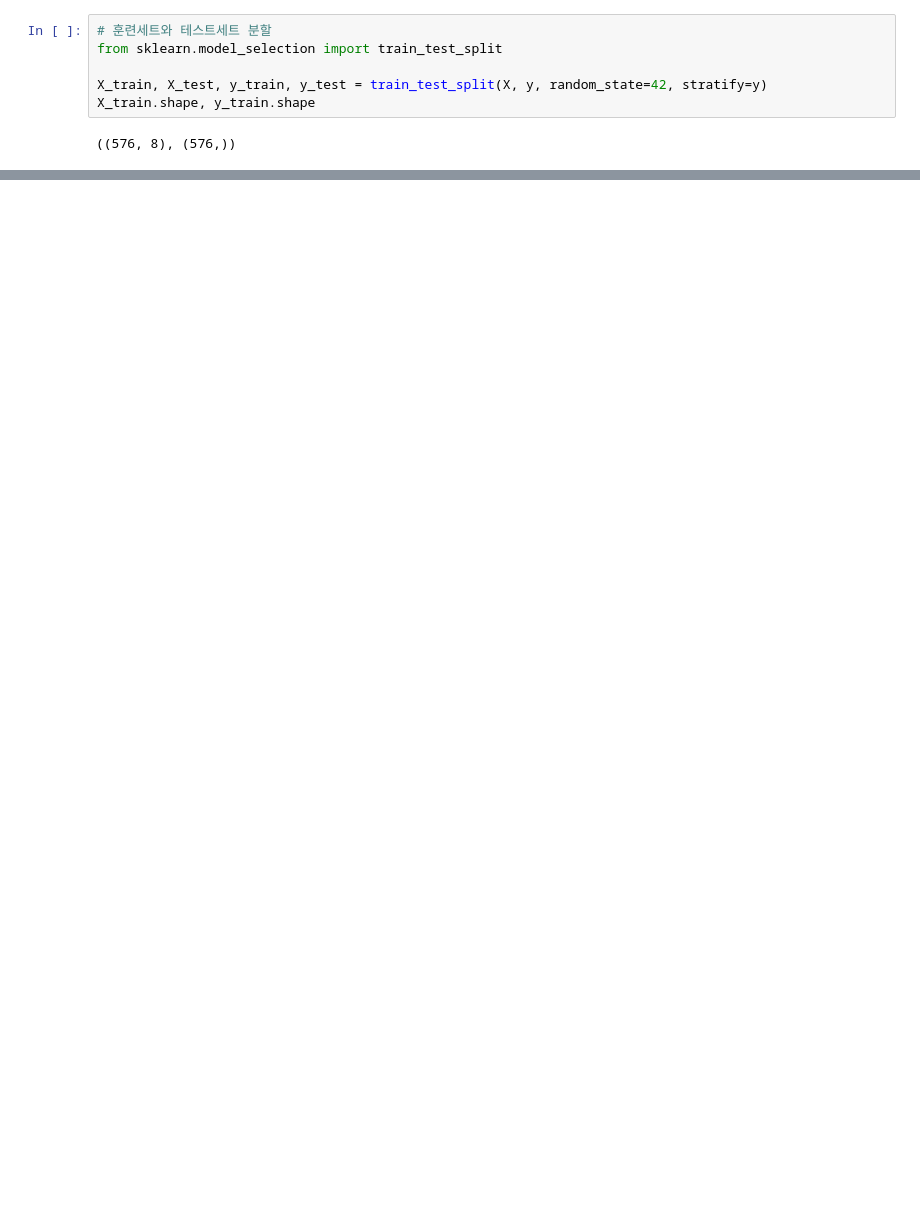
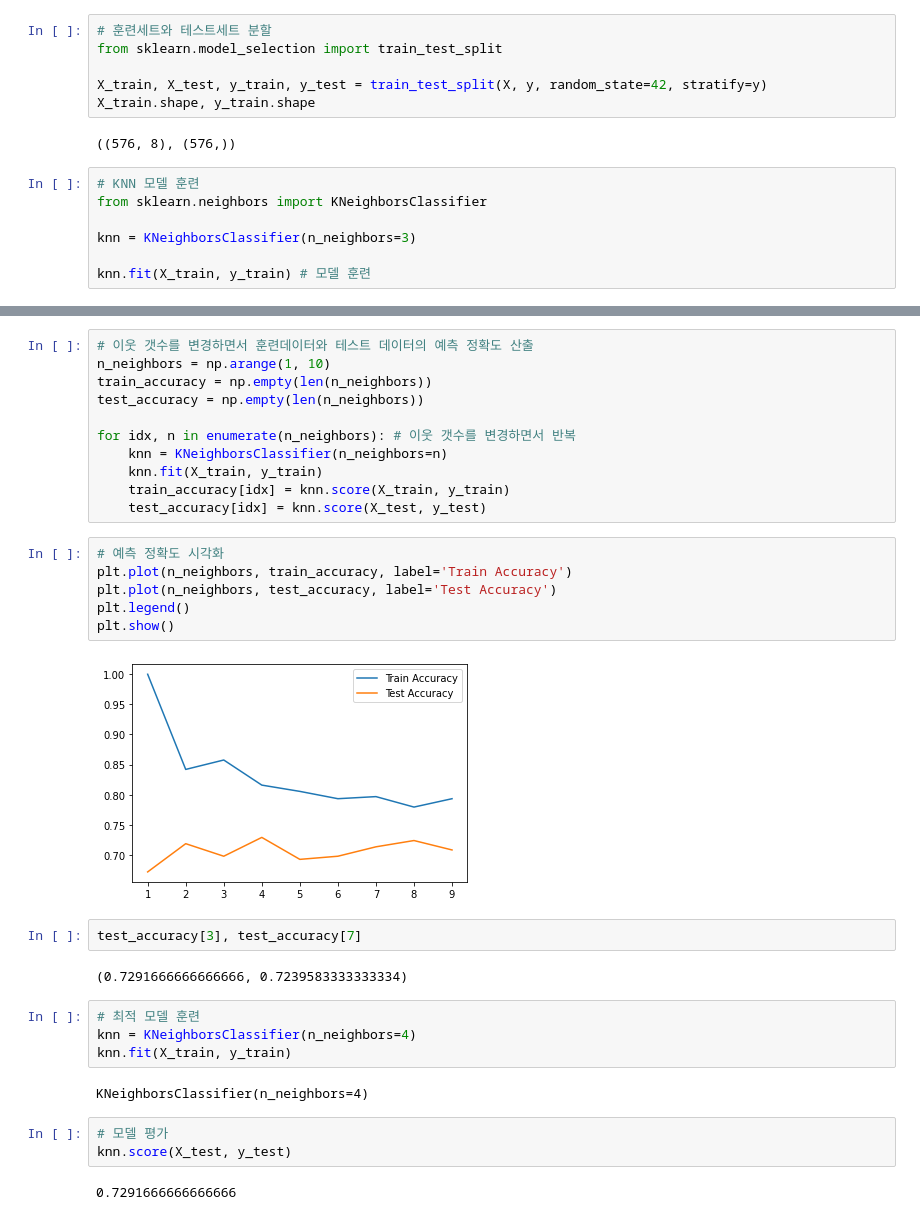
Before and after one commit to shared-repo/ssac-academy, a Jupyter notebook: workspace/code-workspace/ml/b.example.ipynb, the cells around one changed output, grey strips where cells are left out. Drawn from its saved outputs; the diff is of its cells as text; blank space fills up the shorter version.

```diff
--- a/workspace/code-workspace/ml/b.example.ipynb
+++ b/workspace/code-workspace/ml/b.example.ipynb
@@ -46,3 +56,10 @@ X_train, X_test, y_train, y_test = train_test_split(X, y, random_state=42, strat
 X_train.shape, y_train.shape
 # %% [output]
 ((576, 8), (576,))
+# %%
+# KNN 모델 훈련
+from sklearn.neighbors import KNeighborsClassifier
+
+knn = KNeighborsClassifier(n_neighbors=3)
+
+knn.fit(X_train, y_train) # 모델 훈련
@@ -48,0 +85,34 @@ X_train.shape, y_train.shape
+# %%
+# 이웃 갯수를 변경하면서 훈련데이터와 테스트 데이터의 예측 정확도 산출
+n_neighbors = np.arange(1, 10)
+train_accuracy = np.empty(len(n_neighbors))
+test_accuracy = np.empty(len(n_neighbors))
+
+for idx, n in enumerate(n_neighbors): # 이웃 갯수를 변경하면서 반복
+    knn = KNeighborsClassifier(n_neighbors=n)
+    knn.fit(X_train, y_train)
+    train_accuracy[idx] = knn.score(X_train, y_train)
+    test_accuracy[idx] = knn.score(X_test, y_test)
+# %%
+# 예측 정확도 시각화
+plt.plot(n_neighbors, train_accuracy, label='Train Accuracy')
+plt.plot(n_neighbors, test_accuracy, label='Test Accuracy')
+plt.legend()
+plt.show()
+# %% [output]
+[figure, added]
+# %%
+test_accuracy[3], test_accuracy[7]
+# %% [output]
+(0.7291666666666666, 0.7239583333333334)
+# %%
+# 최적 모델 훈련
+knn = KNeighborsClassifier(n_neighbors=4)
+knn.fit(X_train, y_train)
+# %% [output]
+KNeighborsClassifier(n_neighbors=4)
+# %%
+# 모델 평가
+knn.score(X_test, y_test)
+# %% [output]
+0.7291666666666666
```
Also changed, not shown: parts of 6 cells of this notebook.
